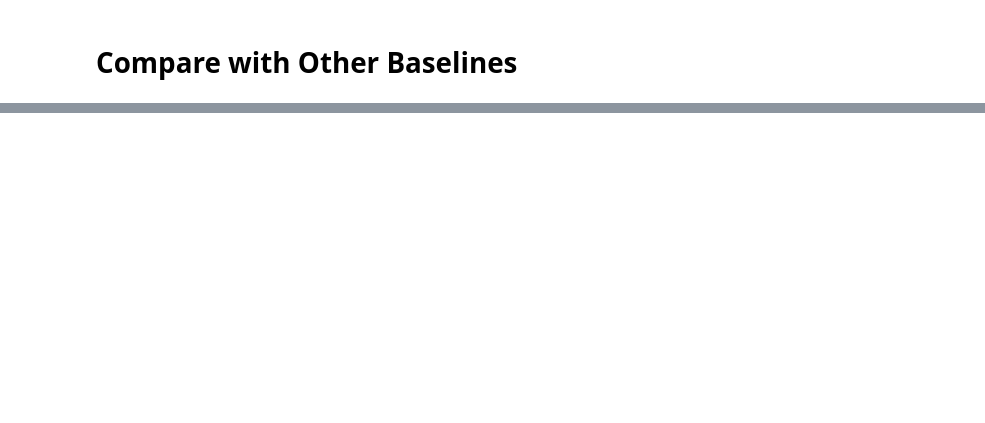
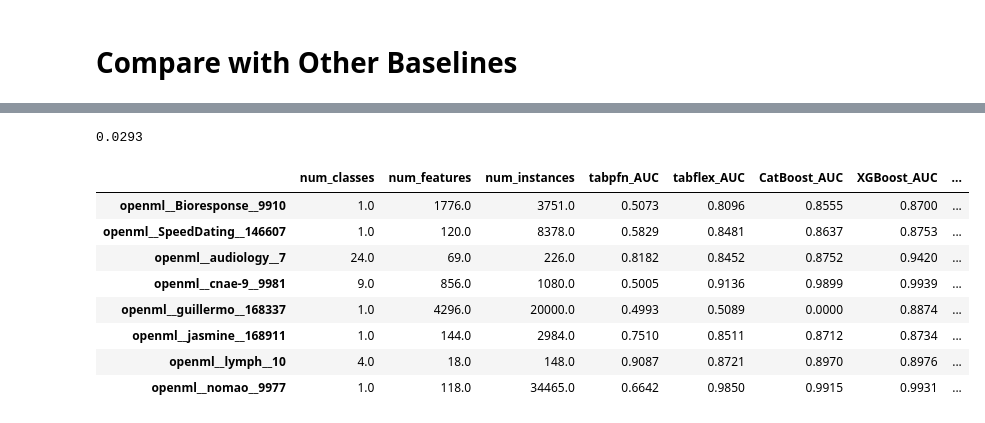
Before and after one commit to yzeng58/tabzilla, a Jupyter notebook: analysis/result_print.ipynb, the cells around one changed output, grey strips where cells are left out. Cells and saved outputs as stored; diff of their text form; code cells hidden in the pictures; blank space fills up the shorter version.

```diff
--- a/analysis/result_print.ipynb
+++ b/analysis/result_print.ipynb
@@ -232,0 +246,3 @@ table[(table['tabfast'] >= table['tabpfn']) & (table['tabfast'] >= table['tabfle
+# %%
+table_flex = table[(table['num_features'] > 100) | (table['num_features']/table['num_instances'] >= 0.1)].drop(columns = ['tabfast_time', f'tabfast_{metric}'])
+table_flex
@@ -271 +297,28 @@ for method in sorted_methods:
 | DeepGBM | 0.0 |
+# %%
+round(eval[method][dataset]['total_time'], 4)
+# %% [output]
+0.0293
+# %%
+for dataset in DATASETS:
+    table_dict[dataset] = get_dataset_stat(dataset)
+    for method in baselines + list(model_dict.keys()):
+        table_dict[dataset][f'{method}_{metric}'] = round(eval[method][dataset][f'mean_{metric}'], 4)
+        table_dict[dataset][f'{method}_time'] = round(eval[method][dataset]['total_time'], 4)
+# %%
+full_table = pd.DataFrame(table_dict).T
+# %%
+# show full columns
+pd.set_option('display.max_columns', None)
+this_table = full_table.loc[table_flex.index].drop(columns = ['tabfast_time', f'tabfast_{metric}'])
+this_table[['num_classes', 'num_features', 'num_instances', 'tabpfn_AUC', 'tabflex_AUC', 'CatBoost_AUC', 'XGBoost_AUC', 'tabpfn_time', 'tabflex_time', 'CatBoost_time', 'XGBoost_time']]
+# %% [output]
+|  | num_classes | num_features | num_instances | tabpfn_AUC | tabflex_AUC | CatBoost_AUC | XGBoost_AUC | ... |
+| openml__Bioresponse__9910 | 1.0 | 1776.0 | 3751.0 | 0.5073 | 0.8096 | 0.8555 | 0.8700 | ... |
+| openml__SpeedDating__146607 | 1.0 | 120.0 | 8378.0 | 0.5829 | 0.8481 | 0.8637 | 0.8753 | ... |
+| openml__audiology__7 | 24.0 | 69.0 | 226.0 | 0.8182 | 0.8452 | 0.8752 | 0.9420 | ... |
+| openml__cnae-9__9981 | 9.0 | 856.0 | 1080.0 | 0.5005 | 0.9136 | 0.9899 | 0.9939 | ... |
+| openml__guillermo__168337 | 1.0 | 4296.0 | 20000.0 | 0.4993 | 0.5089 | 0.0000 | 0.8874 | ... |
+| openml__jasmine__168911 | 1.0 | 144.0 | 2984.0 | 0.7510 | 0.8511 | 0.8712 | 0.8734 | ... |
+| openml__lymph__10 | 4.0 | 18.0 | 148.0 | 0.9087 | 0.8721 | 0.8970 | 0.8976 | ... |
+| openml__nomao__9977 | 1.0 | 118.0 | 34465.0 | 0.6642 | 0.9850 | 0.9915 | 0.9931 | ... |
```
Also changed, not shown: parts of 18 cells of this notebook, 9 other files.
